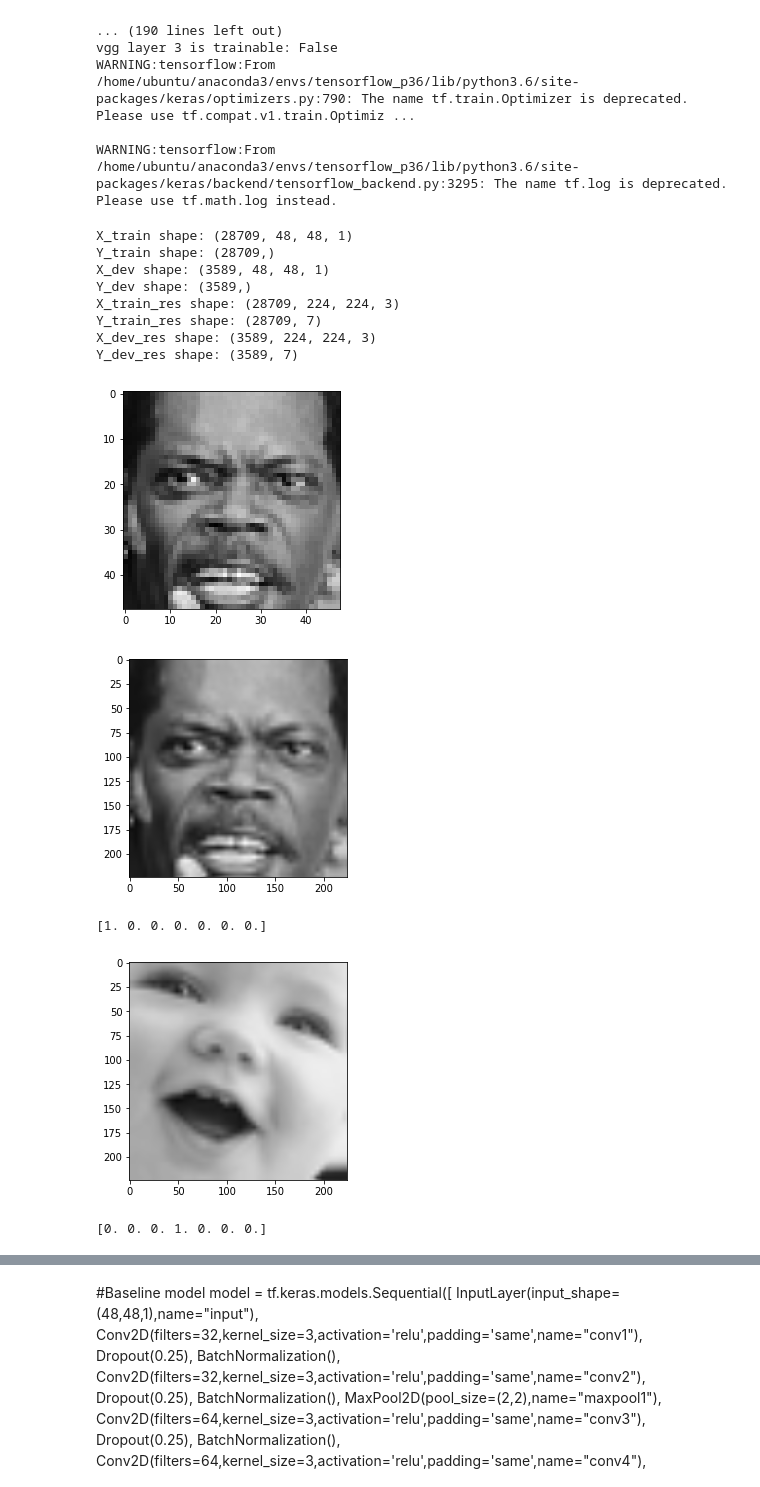
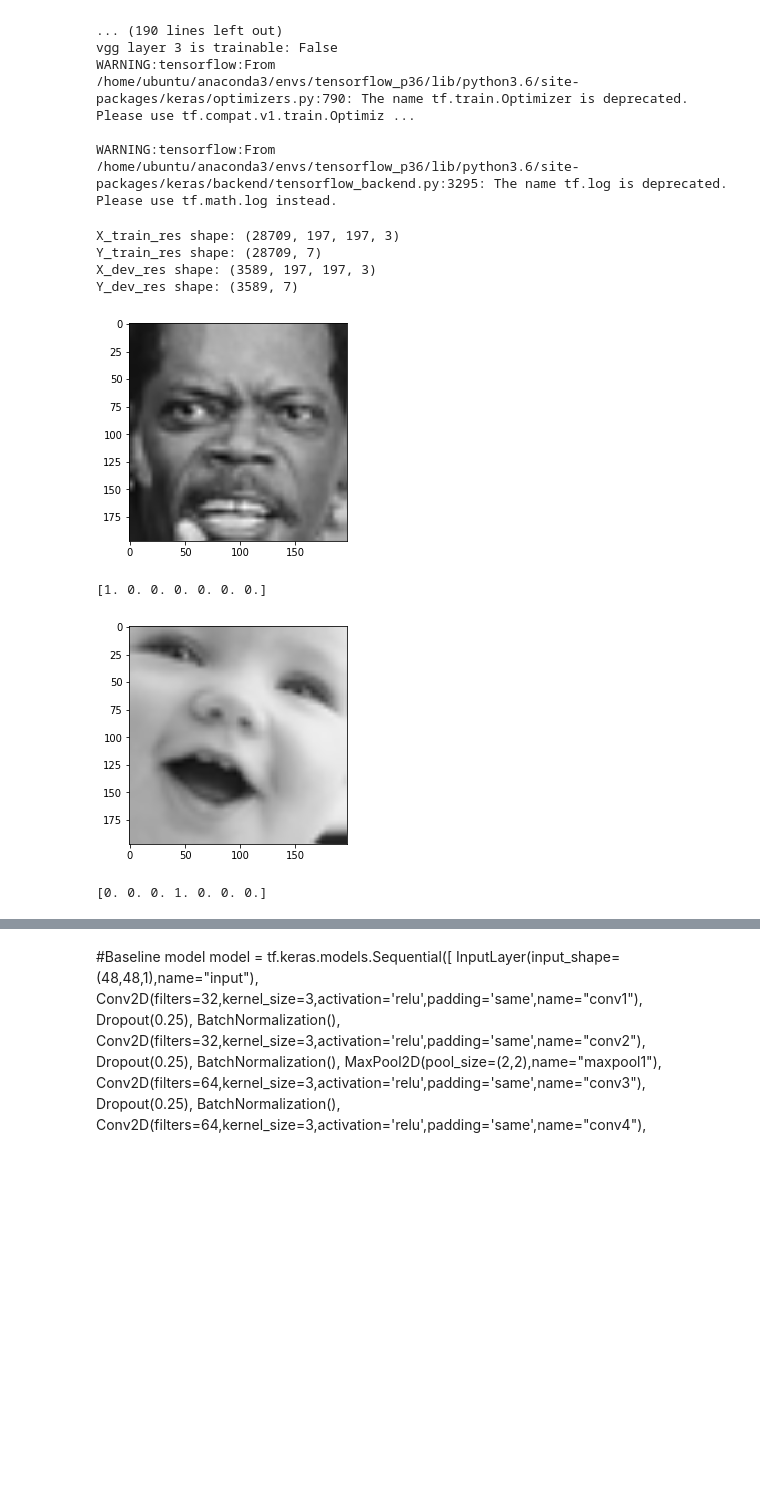
Before and after one commit to amilkh/cs230-fer, a Jupyter notebook: fer2013.ipynb, the cells around one changed output, grey strips where cells are left out. Drawn from its saved outputs; the diff is of its cells as text; code cells hidden in the pictures; blank space fills up the shorter version.

Commit message:
datagenerator WIP2

```diff
--- a/fer2013.ipynb
+++ b/fer2013.ipynb
@@ -42,7 +45,7 @@ print(keras.__version__)
 1.15.0
 2.2.4
 # %%
-vgg_notop = VGGFace(model='resnet50', include_top=False, input_shape=(224, 224, 3), pooling='avg')
+vgg_notop = VGGFace(model='resnet50', include_top=False, input_shape=(197, 197, 3), pooling='avg')
 last_layer = vgg_notop.get_layer('avg_pool').output
 x = Flatten(name='flatten')(last_layer)
 x = Dense(4096, activation='relu', name='fc6')(x)
@@ -93,7 +96,7 @@ WARNING:tensorflow:From /home/ubuntu/anaconda3/envs/tensorflow_p36/lib/python3.6
 # %%
 # Function that reads the data from the csv file, increases the size of the images and returns the images and their labels
     # dataset: Data path
-def get_data(dataset, pixelsize = 224):
+def get_data(dataset, pixelsize = 197):
 
     file_stream = file_io.FileIO(dataset, mode='r')
     data = pd.read_csv(file_stream)
@@ -151,9 +154,11 @@ def get_data(dataset, pixelsize = 224):
 
     return  X_train_res, Y_train_res, X_dev_res, Y_dev_res
 # %%
+EPOCHS = 10
+BS = 32
+dataset_dir = 'fer2013/fer2013.csv'
 # Data preparation
-train_data_x, train_data_y  = get_data(train_dataset)
-val_data  = get_data(eval_dataset)
+X_train_res, Y_train_res, X_dev_res, Y_dev_res  = get_data(dataset_dir)
 
 # Generate batches of tensor image data with real-time data augmentation. The data will be looped over (in batches) indefinitely
 # rescale:          Rescaling factor (defaults to None). Multiply the data by the value provided (before applying any other transformation)
@@ -174,47 +179,40 @@ train_datagen = ImageDataGenerator(
     #               it should have value 3
     # y:            Labels
     # batch_size:   Int (default: 32)
-train_generator = train_datagen.flow(
-    train_data_x,
-    train_data_y,
-    batch_size  = batch_size)
+train_generator = train_datagen.flow(X_train_res, Y_train_res,  batch_size  = BS)
 # %%
-print ("X_train shape: " + str(X_train.shape))
-print ("Y_train shape: " + str(Y_train.shape))
-print ("X_dev shape: " + str(X_dev.shape))
-print ("Y_dev shape: " + str(Y_dev.shape))
+#print ("X_train shape: " + str(X_train.shape))
+#print ("Y_train shape: " + str(Y_train.shape))
+#print ("X_dev shape: " + str(X_dev.shape))
+#print ("Y_dev shape: " + str(Y_dev.shape))
 
 print ("X_train_res shape: " + str(X_train_res.shape))
 print("Y_train_res shape: " + str(Y_train_res.shape))
 print ("X_dev_res shape: " + str(X_dev_res.shape))
 print("Y_dev_res shape: " + str(Y_dev_res.shape))
 # %% [output]
-X_train shape: (28709, 48, 48, 1)
-Y_train shape: (28709,)
-X_dev shape: (3589, 48, 48, 1)
-Y_dev shape: (3589,)
-X_train_res shape: (28709, 224, 224, 3)
+X_train_res shape: (28709, 197, 197, 3)
 Y_train_res shape: (28709, 7)
-X_dev_res shape: (3589, 224, 224, 3)
+X_dev_res shape: (3589, 197, 197, 3)
 Y_dev_res shape: (3589, 7)
 # %%
+pixelsize = 197
 i = 10
-image = X_train[i,:,:,:].reshape(48, 48)
-plt.imshow(image, cmap='gray')
-plt.show()
+#image = X_train[i,:,:,:].reshape(48, 48)
+#plt.imshow(image, cmap='gray')
+#plt.show()
 
 image_resized = X_train_res[i,:,:,:].reshape(pixelsize, pixelsize, 3)
 plt.imshow(image_resized)
 plt.show()
 print(Y_train_res[i])
 
 dev_resized = X_dev_res[i,:,:,:].reshape(pixelsize, pixelsize, 3)
 plt.imshow(dev_resized)
 plt.show()
 print(Y_dev_res[i])
 # %% [output]
-[figure, old version]
+[figure, new version]
+[1. 0. 0. 0. 0. 0. 0.]
-[figure, old version]
+[figure, new version]
-[1. 0. 0. 0. 0. 0. 0.]
-[figure, removed]
 [0. 0. 0. 1. 0. 0. 0.]
```
Also changed, not shown: parts of 7 cells of this notebook.
